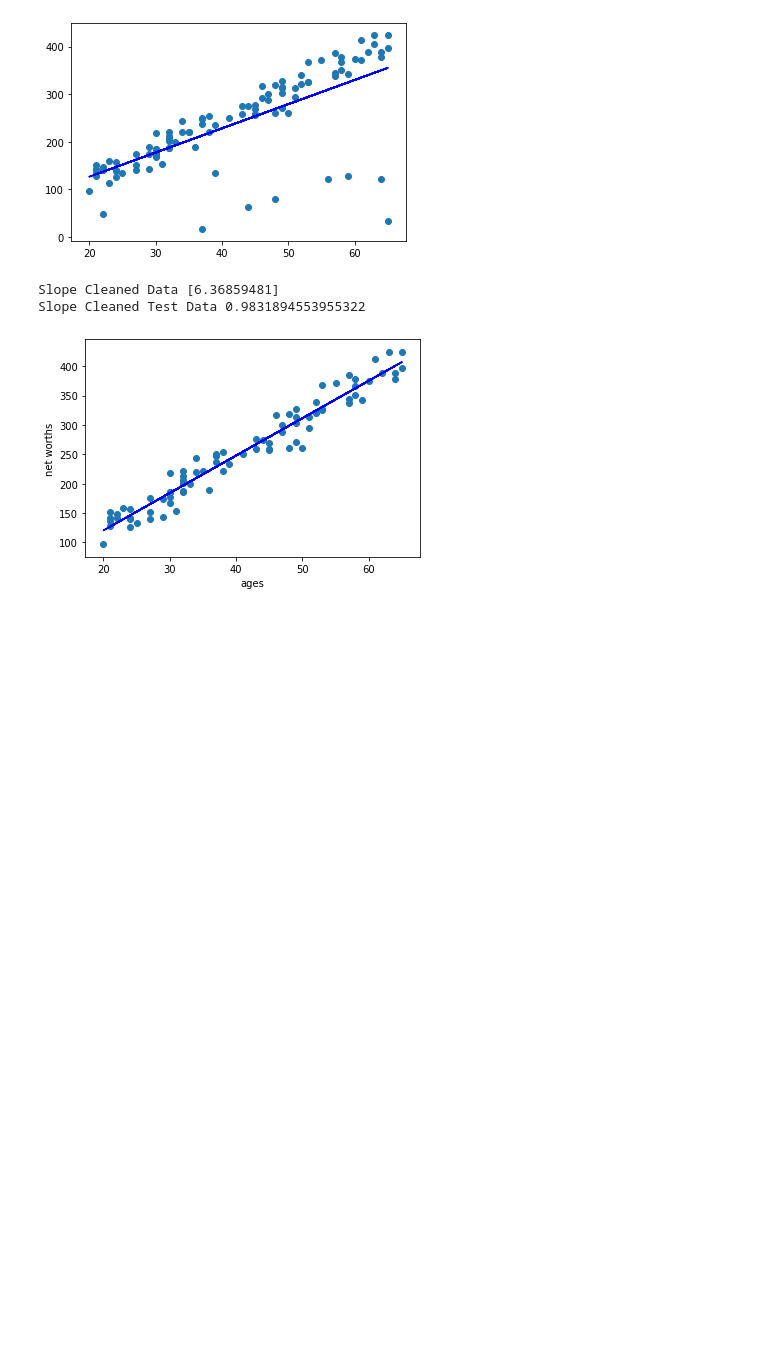
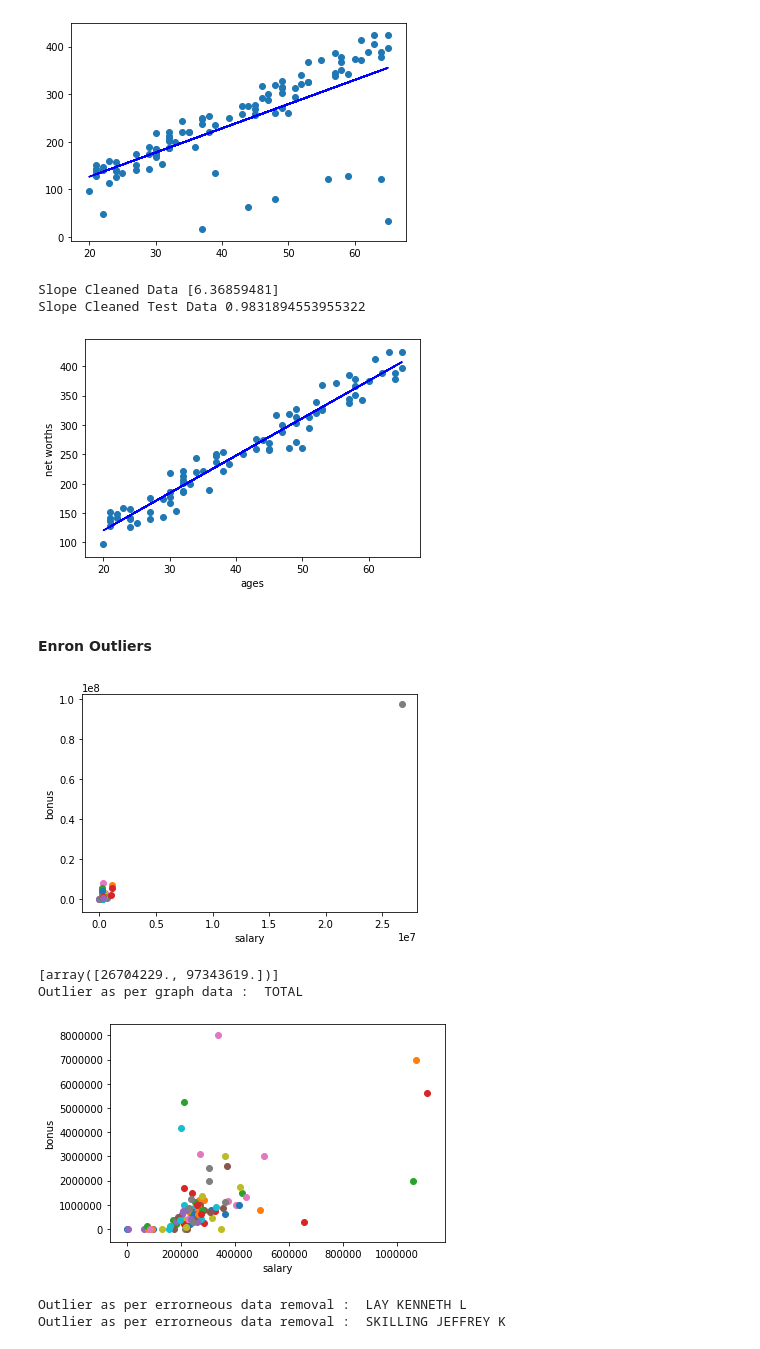
Before and after one commit to gauravbrills/ml-sprint, a Jupyter notebook: udacity_ml/outliers/outlier.ipynb, the cells around one changed output. Drawn from its saved outputs; the diff is of its cells as text; code cells hidden in the pictures; blank space fills up the shorter version.

Commit message:
outliers complete code

```diff
--- a/udacity_ml/outliers/outlier.ipynb
+++ b/udacity_ml/outliers/outlier.ipynb
@@ -146,18 +146,62 @@ Slope [5.07793064]
 Slope Cleaned Data [6.36859481]
 Slope Cleaned Test Data 0.9831894553955322
 [figure]
-# %%
-import pickle
-import sys
-import matplotlib.pyplot
-sys.path.append("../tools/")
-from feature_format import featureFormat, targetFeatureSplit
-
-
-### read in data dictionary, convert to numpy array
-data_dict = pickle.load( open("../final_project/final_project_dataset.pkl", "r") )
-features = ["salary", "bonus"]
-data = featureFormat(data_dict, features)
-
-
-### your code below
+# %% [markdown]
+#### Enron Outliers
+# %%
+import pickle
+import sys
+import matplotlib.pyplot
+sys.path.append("../tools/")
+from feature_format import featureFormat, targetFeatureSplit
+
+
+### read in data dictionary, convert to numpy array
+data_dict = pickle.load( open("../final_project/final_project_dataset.pkl", "rb") )
+features = ["salary", "bonus"]
+data = featureFormat(data_dict, features)
+
+
+### your code below
+for point in data:
+    salary = point[0]
+    bonus = point[1]
+    matplotlib.pyplot.scatter( salary, bonus )
+
+matplotlib.pyplot.xlabel("salary")
+matplotlib.pyplot.ylabel("bonus")
+matplotlib.pyplot.show()
+features = ["salary", "bonus"]
+data = featureFormat(data_dict, features)
+print(list(filter(lambda d:d[0]>2500000,data)))
+for key in data_dict.keys():
+    if data_dict[key]["salary"] == 26704229:
+        print ("Outlier as per graph data : ",key)
+        break;
+
+# Removing spreadsheet error
+data_dict.pop("TOTAL")
+
+data = featureFormat(data_dict, features)
+for point in data:
+    salary = point[0]
+    bonus = point[1]
+    matplotlib.pyplot.scatter( salary, bonus )
+
+matplotlib.pyplot.xlabel("salary")
+matplotlib.pyplot.ylabel("bonus")
+matplotlib.pyplot.show()
+
+for key in data_dict.keys():
+    try:
+        if data_dict[key]["salary"] != "NaN" and int(data_dict[key]["salary"]) >= 1000000 and data_dict[key]["bonus"] != "NaN" and int(data_dict[key]["bonus"]) >= 5000000:
+            print ("Outlier as per errorneous data removal : ",key)
+    except NameError:
+        print ("you don't seem to have regression imported/created,")
+# %% [output]
+[figure, added]
+[array([26704229., 97343619.])]
+Outlier as per graph data :  TOTAL
+[figure, added]
+Outlier as per errorneous data removal :  LAY KENNETH L
+Outlier as per errorneous data removal :  SKILLING JEFFREY K
```
Also changed, not shown: 1 other file.
